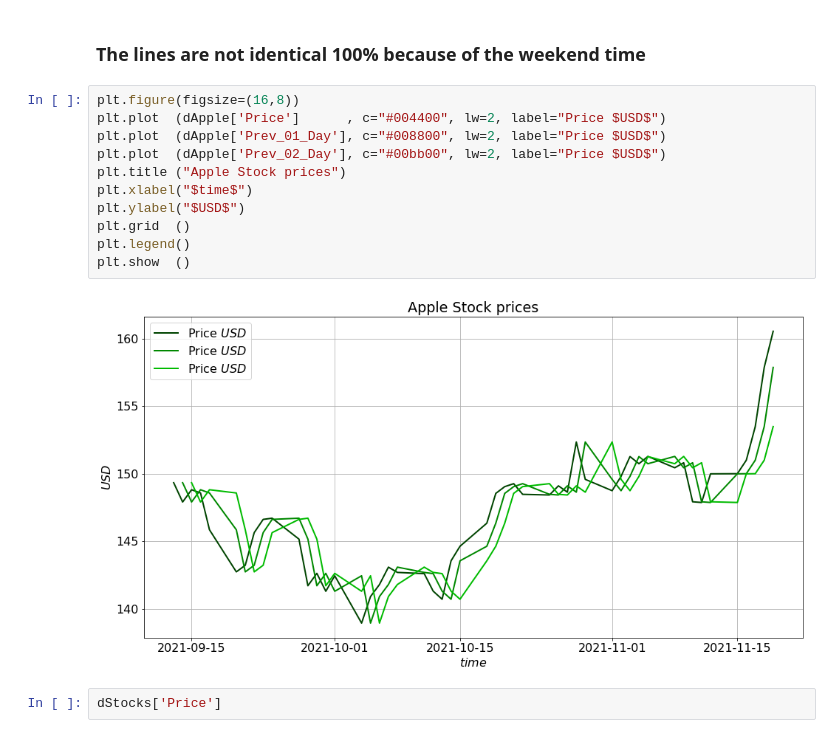
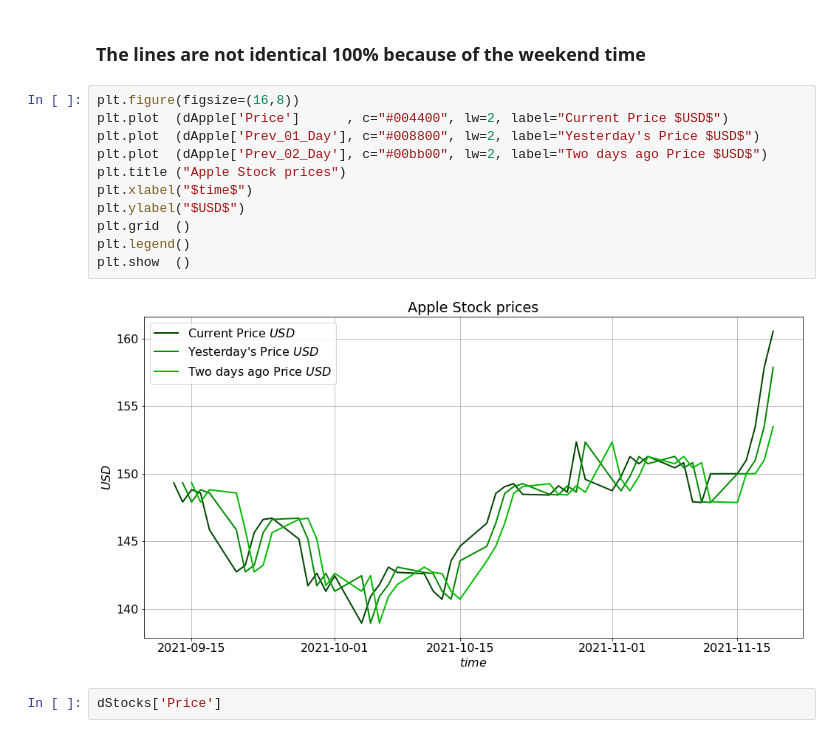
Before and after one commit to yanivharpaz/Python-Basic-001, a Jupyter notebook: stocks_5_days/symbol_price_days.ipynb, the cells around one changed output. Drawn from its saved outputs; the diff is of its cells as text.

Commit message:
stock prices 5 days

```diff
--- a/stocks_5_days/symbol_price_days.ipynb
+++ b/stocks_5_days/symbol_price_days.ipynb
@@ -130,17 +130,17 @@ dApple
 ### The lines are not identical 100% because of the weekend time
 # %%
 plt.figure(figsize=(16,8))
-plt.plot  (dApple['Price']      , c="#004400", lw=2, label="Price $USD$")
-plt.plot  (dApple['Prev_01_Day'], c="#008800", lw=2, label="Price $USD$")
-plt.plot  (dApple['Prev_02_Day'], c="#00bb00", lw=2, label="Price $USD$")
+plt.plot  (dApple['Price']      , c="#004400", lw=2, label="Current Price $USD$")
+plt.plot  (dApple['Prev_01_Day'], c="#008800", lw=2, label="Yesterday's Price $USD$")
+plt.plot  (dApple['Prev_02_Day'], c="#00bb00", lw=2, label="Two days ago Price $USD$")
 plt.title ("Apple Stock prices")
 plt.xlabel("$time$")
 plt.ylabel("$USD$")
 plt.grid  ()
 plt.legend()
 plt.show  ()
 # %% [output]
-[figure, old version]
+[figure, new version]
 # %%
 dStocks['Price']
 # %% [output]
```
